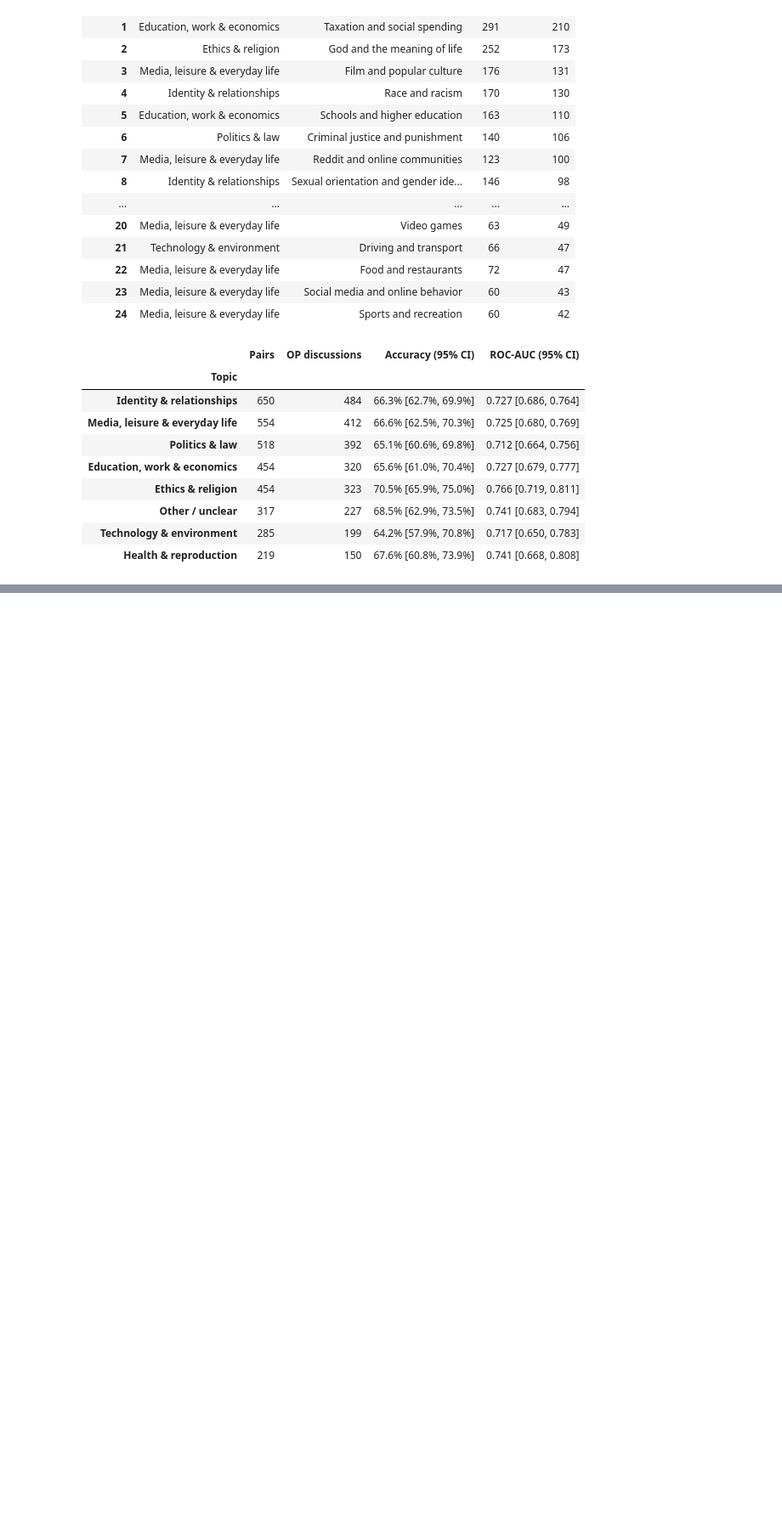
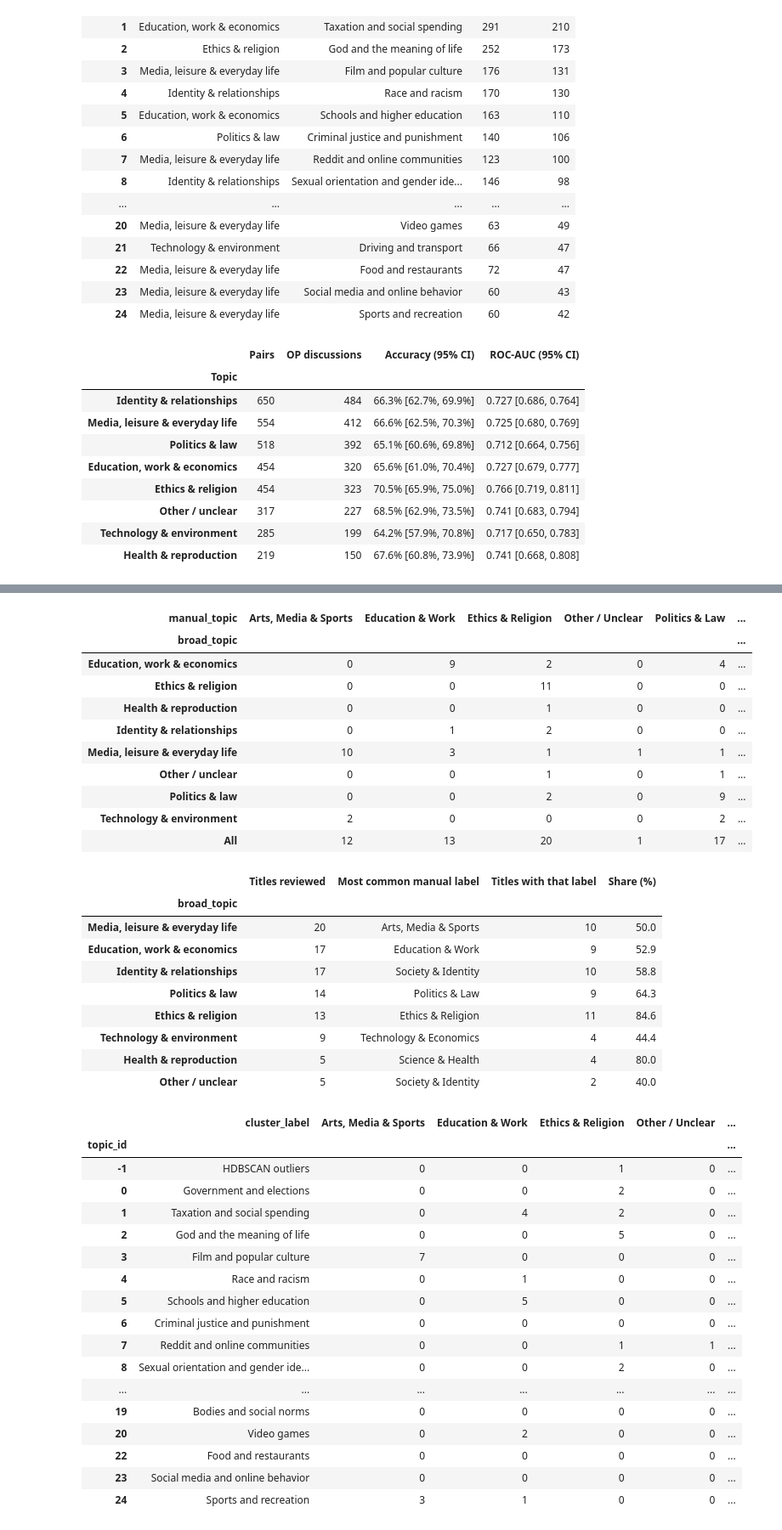
Before and after one commit to paolacalle/ml-visualization-project, a Jupyter notebook: project/notebooks/linguistic-features/topics/topic_discovery.ipynb, the cells around one changed output, grey strips where cells are left out. Shown at 85% size. Cells and saved outputs as stored; diff of their text form; code cells hidden in the pictures; blank space fills up the shorter version.

```diff
--- a/project/notebooks/linguistic-features/topics/topic_discovery.ipynb
+++ b/project/notebooks/linguistic-features/topics/topic_discovery.ipynb
@@ -241,0 +248,66 @@ else:
+# %%
+manual_path = run / "manual_title_topics.csv"
+if manual_path.is_file():
+    manual = pd.read_csv(manual_path, keep_default_na=False)
+    pd.testing.assert_frame_equal(manual[["post_id", "title"]], titles[["post_id", "title"]])
+    assert manual["manual_topic"].str.strip().ne("").all()
+    manual_review = manual.merge(
+        assignments[["post_id", "topic_id"]], on="post_id", validate="one_to_one",
+    ).merge(mapping, on="topic_id", validate="many_to_one")
+    assert len(manual_review) == len(manual)
+    counts = pd.crosstab(manual_review["broad_topic"], manual_review["manual_topic"])
+    display(pd.crosstab(manual_review["broad_topic"], manual_review["manual_topic"], margins=True))
+
+    support = counts.sum(axis=1)
+    majority = counts.max(axis=1)
+    display(pd.DataFrame({
+        "Titles reviewed": support,
+        "Most common manual label": counts.idxmax(axis=1),
+        "Titles with that label": majority,
+        "Share (%)": (100 * majority / support).round(1),
+    }).sort_values("Titles reviewed", ascending=False))
+
+    by_cluster = pd.crosstab(manual_review["topic_id"], manual_review["manual_topic"])
+    display(mapping.set_index("topic_id")[["cluster_label"]].join(by_cluster, how="right"))
+else:
+    print("Manual review labels are pending for this discovery run.")
+# %% [output]
+| manual_topic | Arts, Media & Sports | Education & Work | Ethics & Religion | Other / Unclear | Politics & Law | ... |
+| broad_topic |  |  |  |  |  | ... |
+| Education, work & economics | 0 | 9 | 2 | 0 | 4 | ... |
+| Ethics & religion | 0 | 0 | 11 | 0 | 0 | ... |
+| Health & reproduction | 0 | 0 | 1 | 0 | 0 | ... |
+| Identity & relationships | 0 | 1 | 2 | 0 | 0 | ... |
+| Media, leisure & everyday life | 10 | 3 | 1 | 1 | 1 | ... |
+| Other / unclear | 0 | 0 | 1 | 0 | 1 | ... |
+| Politics & law | 0 | 0 | 2 | 0 | 9 | ... |
+| Technology & environment | 2 | 0 | 0 | 0 | 2 | ... |
+| All | 12 | 13 | 20 | 1 | 17 | ... |
+|  | Titles reviewed | Most common manual label | Titles with that label | Share (%) |
+| broad_topic |  |  |  |  |
+| Media, leisure & everyday life | 20 | Arts, Media & Sports | 10 | 50.0 |
+| Education, work & economics | 17 | Education & Work | 9 | 52.9 |
+| Identity & relationships | 17 | Society & Identity | 10 | 58.8 |
+| Politics & law | 14 | Politics & Law | 9 | 64.3 |
+| Ethics & religion | 13 | Ethics & Religion | 11 | 84.6 |
+| Technology & environment | 9 | Technology & Economics | 4 | 44.4 |
+| Health & reproduction | 5 | Science & Health | 4 | 80.0 |
+| Other / unclear | 5 | Society & Identity | 2 | 40.0 |
+|  | cluster_label | Arts, Media & Sports | Education & Work | Ethics & Religion | Other / Unclear | ... |
+| topic_id |  |  |  |  |  | ... |
+| -1 | HDBSCAN outliers | 0 | 0 | 1 | 0 | ... |
+| 0 | Government and elections | 0 | 0 | 2 | 0 | ... |
+| 1 | Taxation and social spending | 0 | 4 | 2 | 0 | ... |
+| 2 | God and the meaning of life | 0 | 0 | 5 | 0 | ... |
+| 3 | Film and popular culture | 7 | 0 | 0 | 0 | ... |
+| 4 | Race and racism | 0 | 1 | 0 | 0 | ... |
+| 5 | Schools and higher education | 0 | 5 | 0 | 0 | ... |
+| 6 | Criminal justice and punishment | 0 | 0 | 0 | 0 | ... |
+| 7 | Reddit and online communities | 0 | 0 | 1 | 1 | ... |
+| 8 | Sexual orientation and gender ide... | 0 | 0 | 2 | 0 | ... |
+| ... | ... | ... | ... | ... | ... | ... |
+| 19 | Bodies and social norms | 0 | 0 | 0 | 0 | ... |
+| 20 | Video games | 0 | 2 | 0 | 0 | ... |
+| 22 | Food and restaurants | 0 | 0 | 0 | 0 | ... |
+| 23 | Social media and online behavior | 0 | 0 | 0 | 0 | ... |
+| 24 | Sports and recreation | 3 | 1 | 0 | 0 | ... |
```
Also changed, not shown: parts of 1 cell of this notebook, 1 other file.
